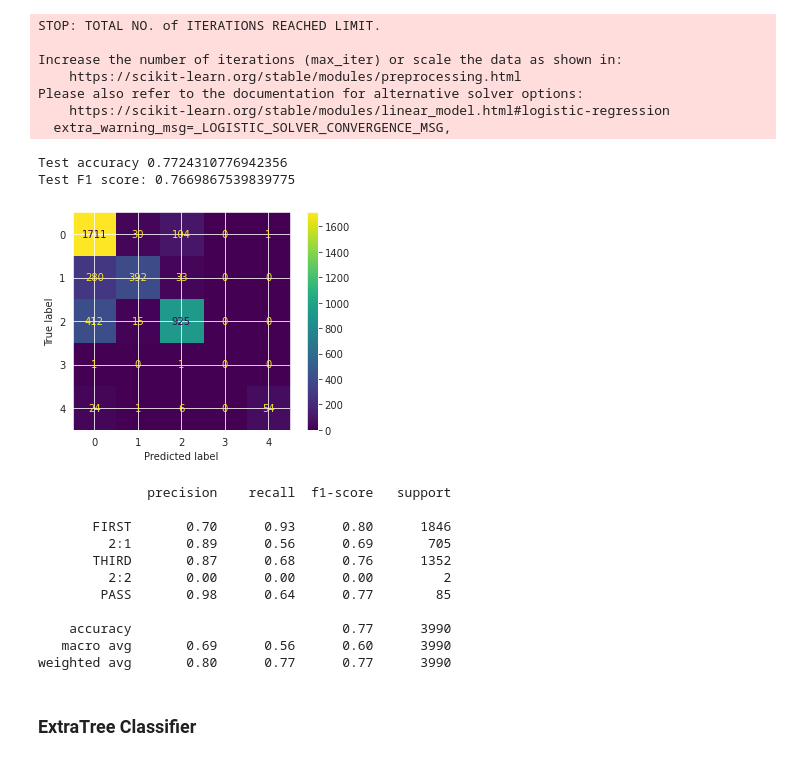
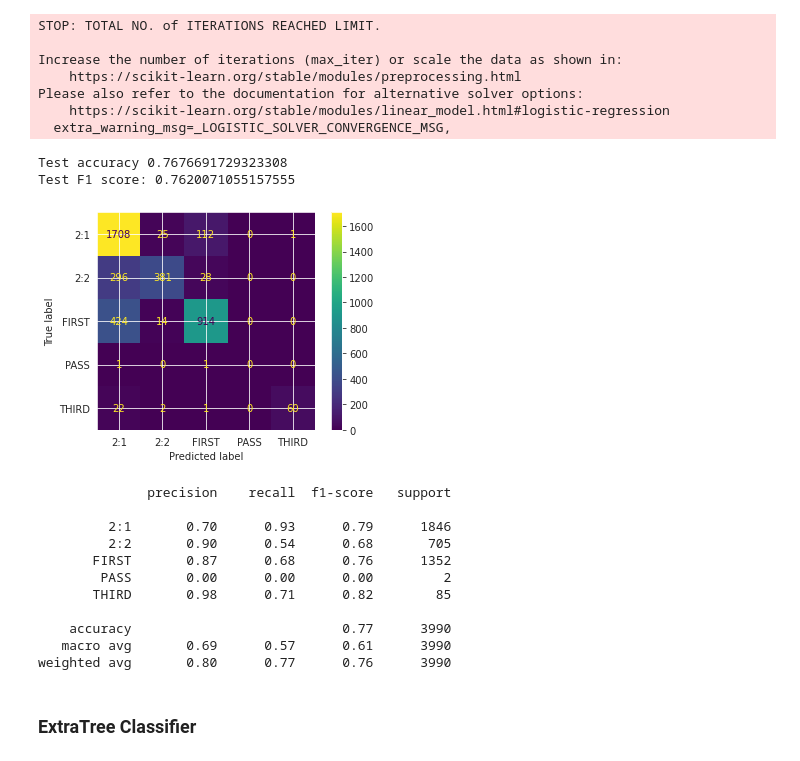
Before and after one commit to Abbracx/personal-statement-analysis, a Jupyter notebook: Personal statement analysis.ipynb, the cells around one changed output. Drawn from its saved outputs; the diff is of its cells as text; code cells hidden in the pictures.

```diff
--- a/Personal statement analysis.ipynb
+++ b/Personal statement analysis.ipynb
@@ -989,12 +994,16 @@ def train_classifier(clf, X_train, y_train, X_test, y_test):
     f_one_score = f1_score(y_test, y_pred, average='weighted')
     print()
     print('Logging result for: ', clf)
-    print('Accuracy Score: ', accuracy)
-    print('F1 Score: ', f_one_score)
+#     print('Accuracy Score: ', accuracy)
+#     print('F1 Score: ', f_one_score)
     print()
-    print('Confusion Matrix: \n\n', confusion_matrix(y_test, y_pred, labels=clf.classes_))
+    cm = confusion_matrix(y_test, y_pred1)
+    disp = ConfusionMatrixDisplay(confusion_matrix=cm, display_labels=['2:1', '2:2','FIRST','PASS','THIRD'])
+    disp.plot()
+    plt.show()
+
     print()
-    print(classification_report(y_test, y_pred, target_names=['FIRST', '2:1', 'THIRD', '2:2', 'PASS']))
+    print(classification_report(y_test, y_pred1, target_names=['2:1', '2:2','FIRST','PASS','THIRD']))
     print('------------------------------------------------------------------------------------------------')
     print('------------------------------------------------------------------------------------------------')
 # %%
@@ -1145,7 +1101,7 @@ from sklearn import utils
 from tqdm import tqdm
 tqdm.pandas(desc="progress-bar")
 # %%
-df_1 = df[["transformed_personal_statement", "award_classification"]].reset_index(drop=True)
+df_1 = df[["transformed_personal_statement", "classification_target"]].reset_index(drop=True)
 # %%
 df_1.head()
 # %% [output]
@@ -1168,10 +1124,10 @@ def tag_documents(text):
 X1_train, X1_test= train_test_split(df_1, test_size=0.3, random_state=42)
 
 X1_train_tagged = X1_train.apply(
-    lambda x: TaggedDocument(words=tag_documents(x['transformed_personal_statement']), tags=[x.award_classification]), axis=1)
+    lambda x: TaggedDocument(words=tag_documents(x['transformed_personal_statement']), tags=[x.classification_target]), axis=1)
 
 X1_test_tagged = X1_test.apply(
-    lambda x: TaggedDocument(words=tag_documents(x['transformed_personal_statement']), tags=[x.award_classification]), axis=1)
+    lambda x: TaggedDocument(words=tag_documents(x['transformed_personal_statement']), tags=[x.classification_target]), axis=1)
 # %%
 X1_train_tagged.values[5]
 # %% [output]
@@ -1521,7 +1399,8 @@ from sklearn.metrics import ConfusionMatrixDisplay
 ### Logistic Regression
 # %%
 lrc.fit(concat_X_train, concat_y_train)
-y_pred = lrc.predict(concat_X_test)
+
+y_pred1 = lrc.predict(concat_X_test)
 # %% [output]
 STOP: TOTAL NO. of ITERATIONS REACHED LIMIT.
 
@@ -1531,36 +1410,35 @@ Please also refer to the documentation for alternative solver options:
     https://scikit-learn.org/stable/modules/linear_model.html#logistic-regression
   extra_warning_msg=_LOGISTIC_SOLVER_CONVERGENCE_MSG,
 # %%
-print('Test accuracy %s' %accuracy_score(concat_y_test, y_pred))
-print('Test F1 score: {}'.format(f1_score(concat_y_test, y_pred, average='weighted')))
+print('Test accuracy %s' %accuracy_score(concat_y_test, y_pred1))
+print('Test F1 score: {}'.format(f1_score(concat_y_test, y_pred1, average='weighted')))
 # %% [output]
-Test accuracy 0.7724310776942356
-Test F1 score: 0.7669867539839775
+Test accuracy 0.7676691729323308
+Test F1 score: 0.7620071055157555
 # %%
-# Logging a confusion matrix
+# Logging a confusion matrix AND Classification report
 
-cm = confusion_matrix(concat_y_test, y_pred, labels=lrc.classes_)
-disp = ConfusionMatrixDisplay(confusion_matrix=cm, display_labels=lrc.classes_)
+cm = confusion_matrix(concat_y_test, y_pred1)
+disp = ConfusionMatrixDisplay(confusion_matrix=cm, display_labels=['2:1', '2:2','FIRST','PASS','THIRD'])
 disp.plot()
 plt.show()
+
+# Confusion Matrix
+print()
+print(classification_report(concat_y_test, y_pred1, target_names=['2:1', '2:2','FIRST','PASS','THIRD']))
 # %% [output]
-[figure, old version]
+[figure, new version]
+              precision    recall  f1-score   support
+
+         2:1       0.70      0.93      0.79      1846
+         2:2       0.90      0.54      0.68       705
+       FIRST       0.87      0.68      0.76      1352
+        PASS       0.00      0.00      0.00         2
+       THIRD       0.98      0.71      0.82        85
+
+    accuracy                           0.77      3990
+   macro avg       0.69      0.57      0.61      3990
+weighted avg       0.80      0.77      0.76      3990
-# %%
-# Confusion Matrix
-
-print(classification_report(concat_y_test, y_pred, target_names=['FIRST', '2:1', 'THIRD', '2:2', 'PASS']))
-# %% [output]
-              precision    recall  f1-score   support
-
-       FIRST       0.70      0.93      0.80      1846
-         2:1       0.89      0.56      0.69       705
-       THIRD       0.87      0.68      0.76      1352
-         2:2       0.00      0.00      0.00         2
-        PASS       0.98      0.64      0.77        85
-
-    accuracy                           0.77      3990
-   macro avg       0.69      0.56      0.60      3990
-weighted avg       0.80      0.77      0.77      3990
 # %% [markdown]
 ### ExtraTree Classifier
 # %%
```
Also changed, not shown: parts of 39 cells of this notebook.
